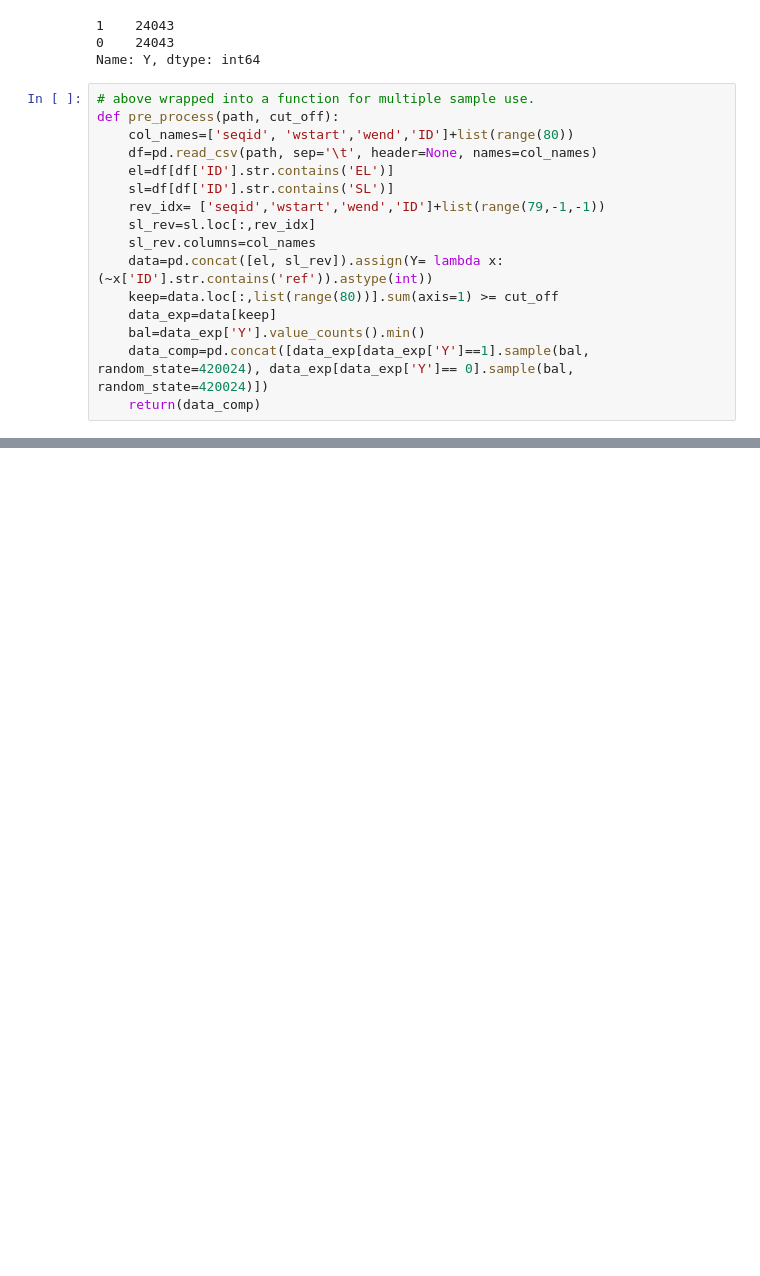
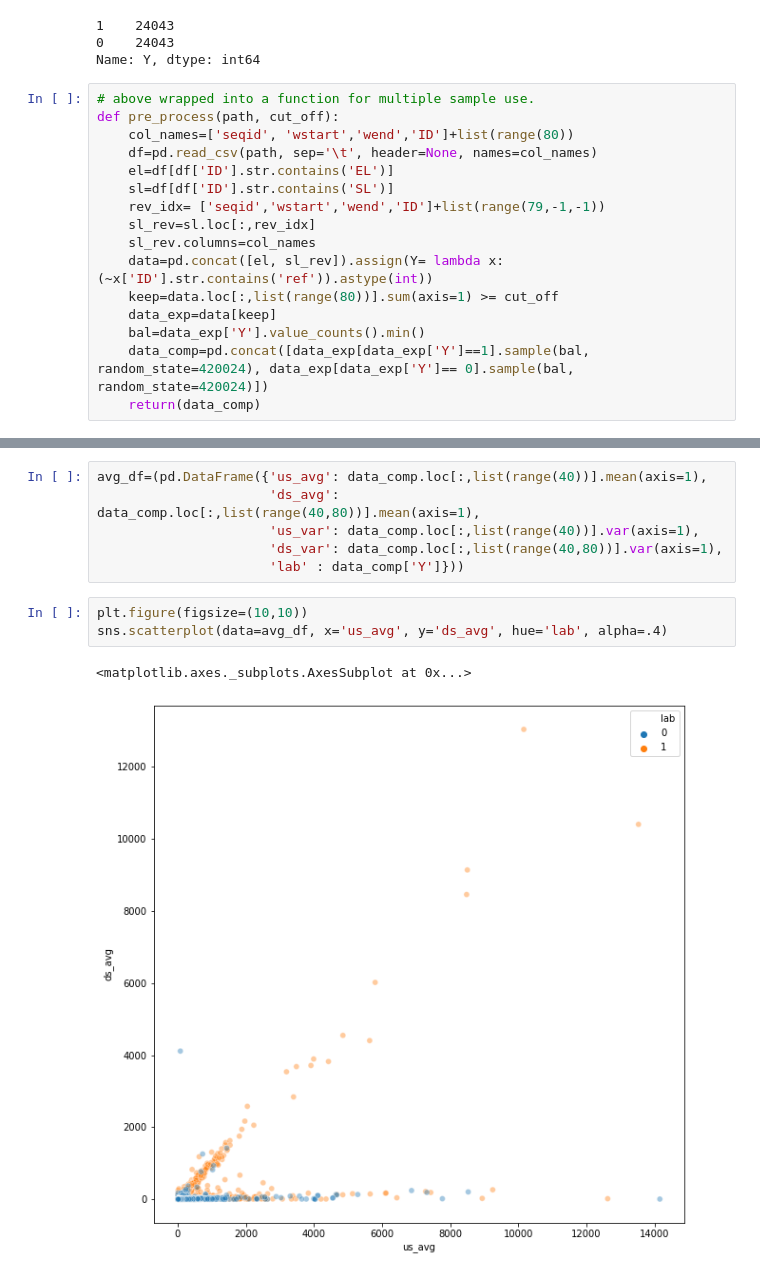
Before and after one commit to vinay-swamy/eyesplice_predictor, a Jupyter notebook: notebooks/explore_data.ipynb, the cells around one changed output, grey strips where cells are left out. Saved outputs shown, nothing was run; the diff lists cells and outputs as text; blank space fills up the shorter version.

```diff
--- a/notebooks/explore_data.ipynb
+++ b/notebooks/explore_data.ipynb
@@ -76,0 +111,12 @@ def pre_process(path, cut_off):
+# %%
+avg_df=(pd.DataFrame({'us_avg': data_comp.loc[:,list(range(40))].mean(axis=1),
+                      'ds_avg': data_comp.loc[:,list(range(40,80))].mean(axis=1),
+                      'us_var': data_comp.loc[:,list(range(40))].var(axis=1),
+                      'ds_var': data_comp.loc[:,list(range(40,80))].var(axis=1),
+                      'lab' : data_comp['Y']}))
+# %%
+plt.figure(figsize=(10,10))
+sns.scatterplot(data=avg_df, x='us_avg', y='ds_avg', hue='lab', alpha=.4)
+# %% [output]
+<matplotlib.axes._subplots.AxesSubplot at 0x...>
+[figure, added]
```
Also changed, not shown: parts of 8 cells of this notebook, 1 other file.
